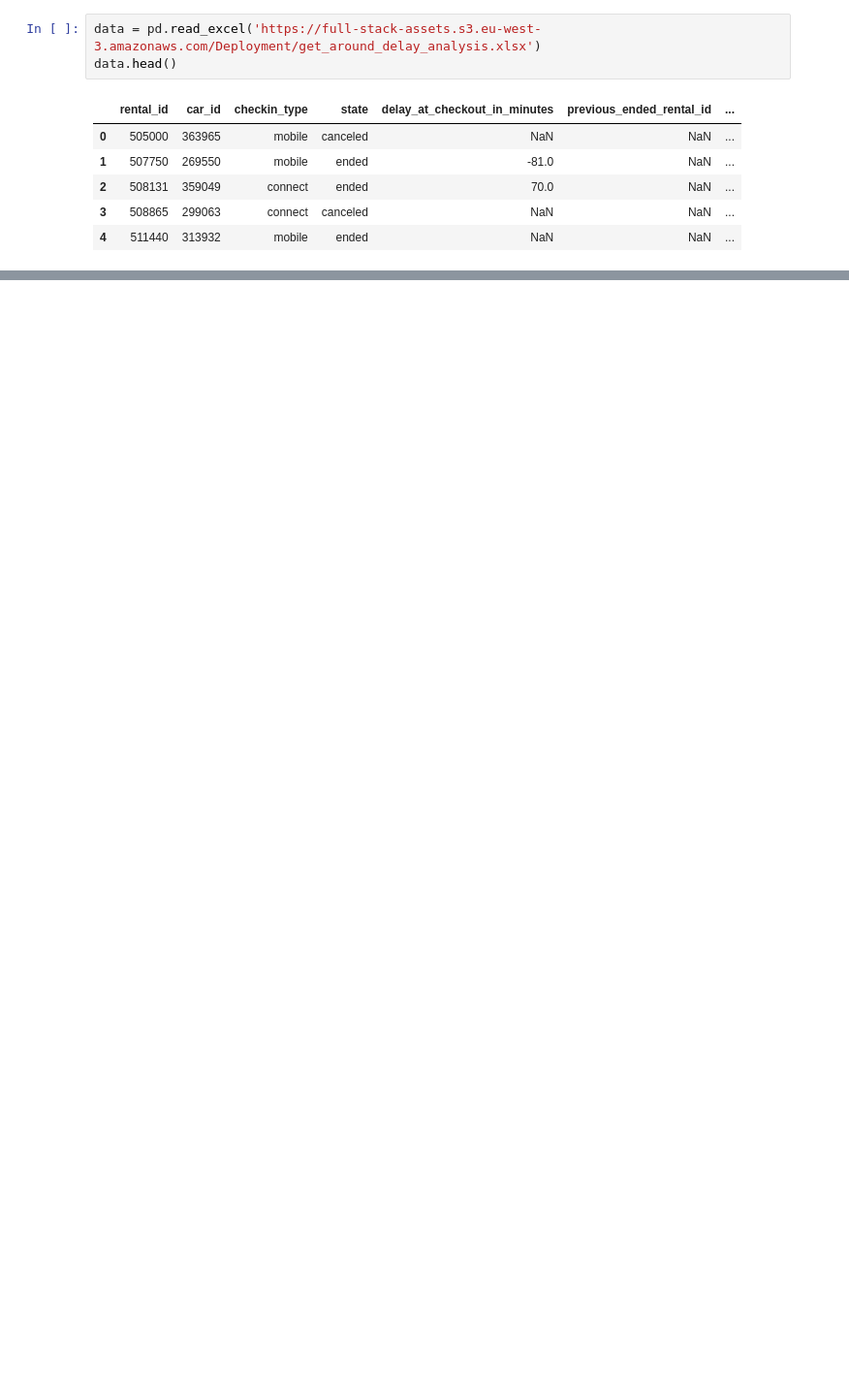
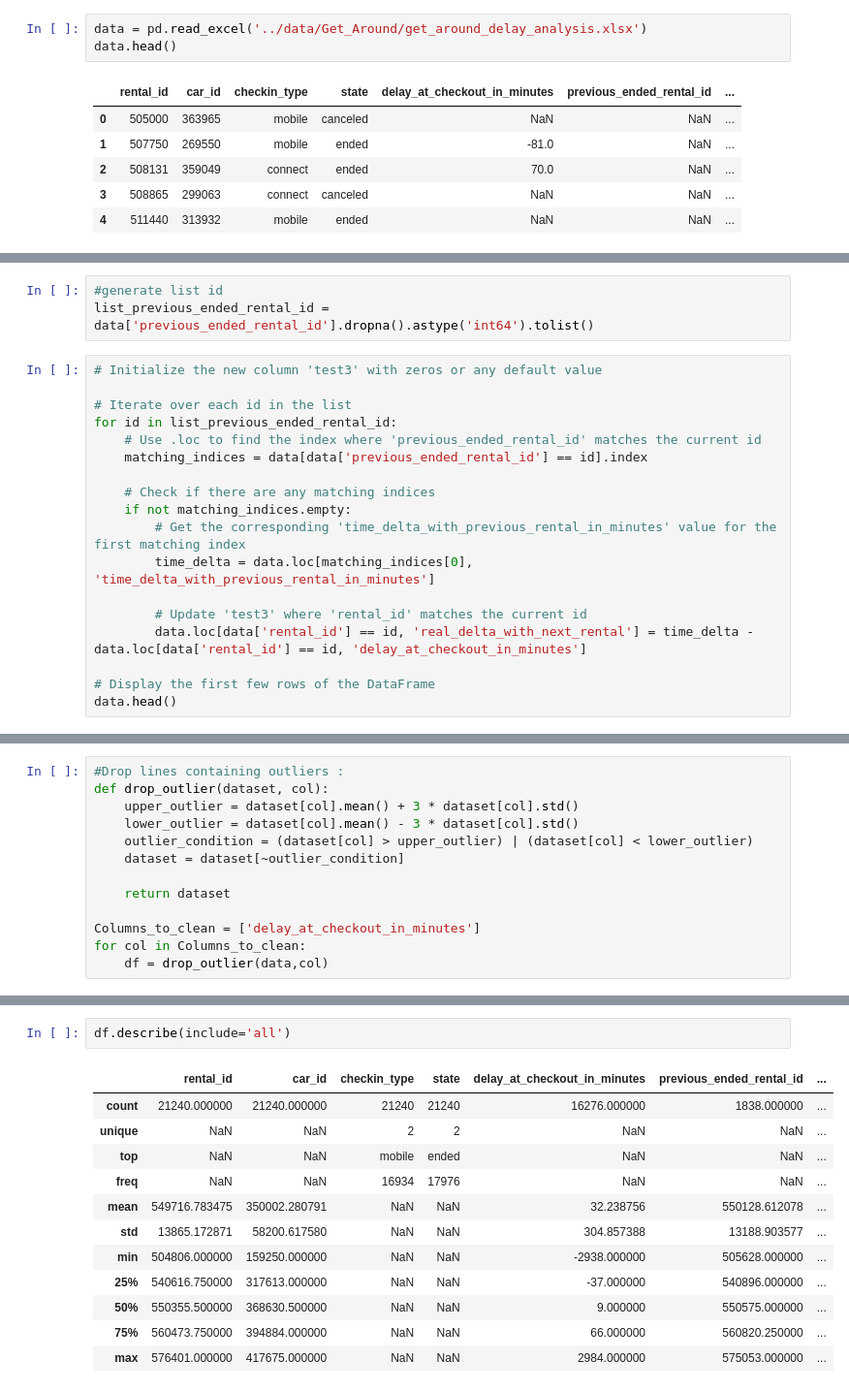
Before and after one commit to LyXoR51/my_certification_projects, a Jupyter notebook: M05-Projet-GetAround/GetAround_EDA.ipynb, the cells around one changed output, grey strips where cells are left out. Shown at 97% size. Cells and saved outputs as stored; diff of their text form; blank space fills up the shorter version.

Commit message:
update README and workinf on GetAround

```diff
--- a/M05-Projet-GetAround/GetAround_EDA.ipynb
+++ b/M05-Projet-GetAround/GetAround_EDA.ipynb
@@ -10,7 +11,7 @@ pd.options.display.max_columns = None
 ## 2) Import files
 ---
 # %%
-data = pd.read_excel('https://full-stack-assets.s3.eu-west-3.amazonaws.com/Deployment/get_around_delay_analysis.xlsx')
+data = pd.read_excel('../data/Get_Around/get_around_delay_analysis.xlsx')
 data.head()
 # %% [output]
 |  | rental_id | car_id | checkin_type | state | delay_at_checkout_in_minutes | previous_ended_rental_id | ... |
@@ -93,0 +101,21 @@ Name: count, dtype: int64
+# %%
+#generate list id
+list_previous_ended_rental_id = data['previous_ended_rental_id'].dropna().astype('int64').tolist()
+# %%
+# Initialize the new column 'test3' with zeros or any default value
+
+# Iterate over each id in the list
+for id in list_previous_ended_rental_id:
+    # Use .loc to find the index where 'previous_ended_rental_id' matches the current id
+    matching_indices = data[data['previous_ended_rental_id'] == id].index
+
+    # Check if there are any matching indices
+    if not matching_indices.empty:
+        # Get the corresponding 'time_delta_with_previous_rental_in_minutes' value for the first matching index
+        time_delta = data.loc[matching_indices[0], 'time_delta_with_previous_rental_in_minutes']
+
+        # Update 'test3' where 'rental_id' matches the current id
+        data.loc[data['rental_id'] == id, 'real_delta_with_next_rental'] = time_delta - data.loc[data['rental_id'] == id, 'delay_at_checkout_in_minutes']
+
+# Display the first few rows of the DataFrame
+data.head()
@@ -93,0 +129,13 @@ Name: count, dtype: int64
+# %%
+#Drop lines containing outliers :
+def drop_outlier(dataset, col):
+    upper_outlier = dataset[col].mean() + 3 * dataset[col].std()
+    lower_outlier = dataset[col].mean() - 3 * dataset[col].std()
+    outlier_condition = (dataset[col] > upper_outlier) | (dataset[col] < lower_outlier)
+    dataset = dataset[~outlier_condition]
+
+    return dataset
+
+Columns_to_clean = ['delay_at_checkout_in_minutes']
+for col in Columns_to_clean:
+    df = drop_outlier(data,col)
@@ -93,0 +144,15 @@ Name: count, dtype: int64
+# %%
+df.describe(include='all')
+# %% [output]
+|  | rental_id | car_id | checkin_type | state | delay_at_checkout_in_minutes | previous_ended_rental_id | ... |
+| count | 21240.000000 | 21240.000000 | 21240 | 21240 | 16276.000000 | 1838.000000 | ... |
+| unique | NaN | NaN | 2 | 2 | NaN | NaN | ... |
+| top | NaN | NaN | mobile | ended | NaN | NaN | ... |
+| freq | NaN | NaN | 16934 | 17976 | NaN | NaN | ... |
+| mean | 549716.783475 | 350002.280791 | NaN | NaN | 32.238756 | 550128.612078 | ... |
+| std | 13865.172871 | 58200.617580 | NaN | NaN | 304.857388 | 13188.903577 | ... |
+| min | 504806.000000 | 159250.000000 | NaN | NaN | -2938.000000 | 505628.000000 | ... |
+| 25% | 540616.750000 | 317613.000000 | NaN | NaN | -37.000000 | 540896.000000 | ... |
+| 50% | 550355.500000 | 368630.500000 | NaN | NaN | 9.000000 | 550575.000000 | ... |
+| 75% | 560473.750000 | 394884.000000 | NaN | NaN | 66.000000 | 560820.250000 | ... |
+| max | 576401.000000 | 417675.000000 | NaN | NaN | 2984.000000 | 575053.000000 | ... |
```
Also changed, not shown: parts of 44 cells of this notebook, 3 other files.
